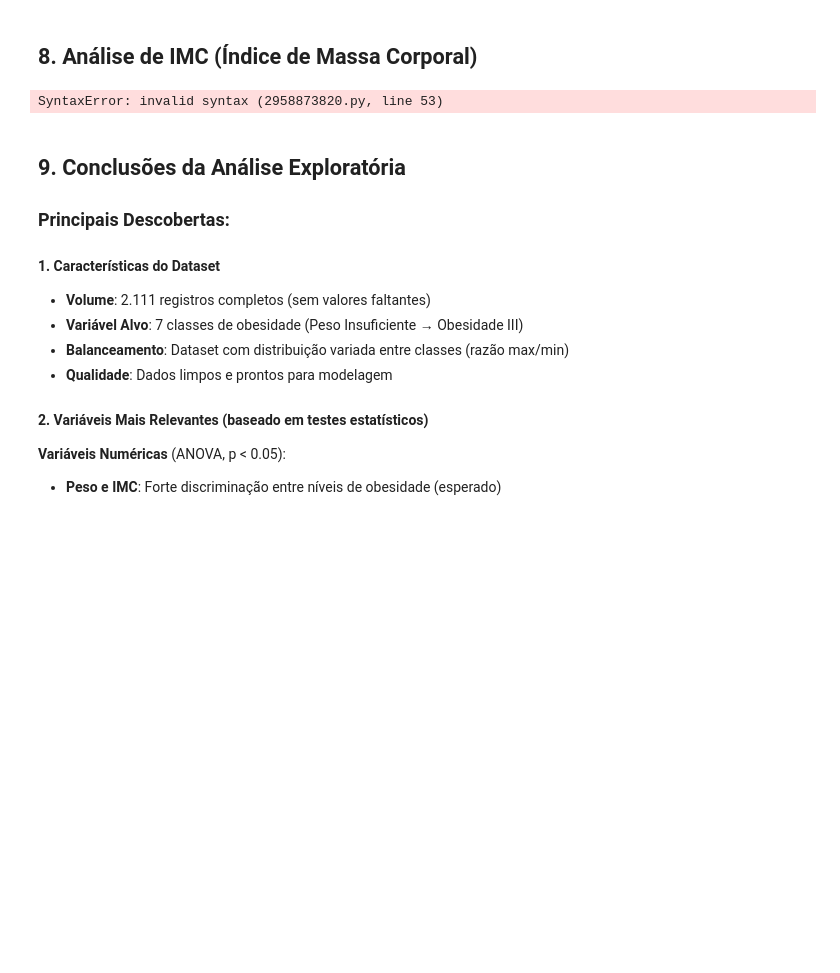
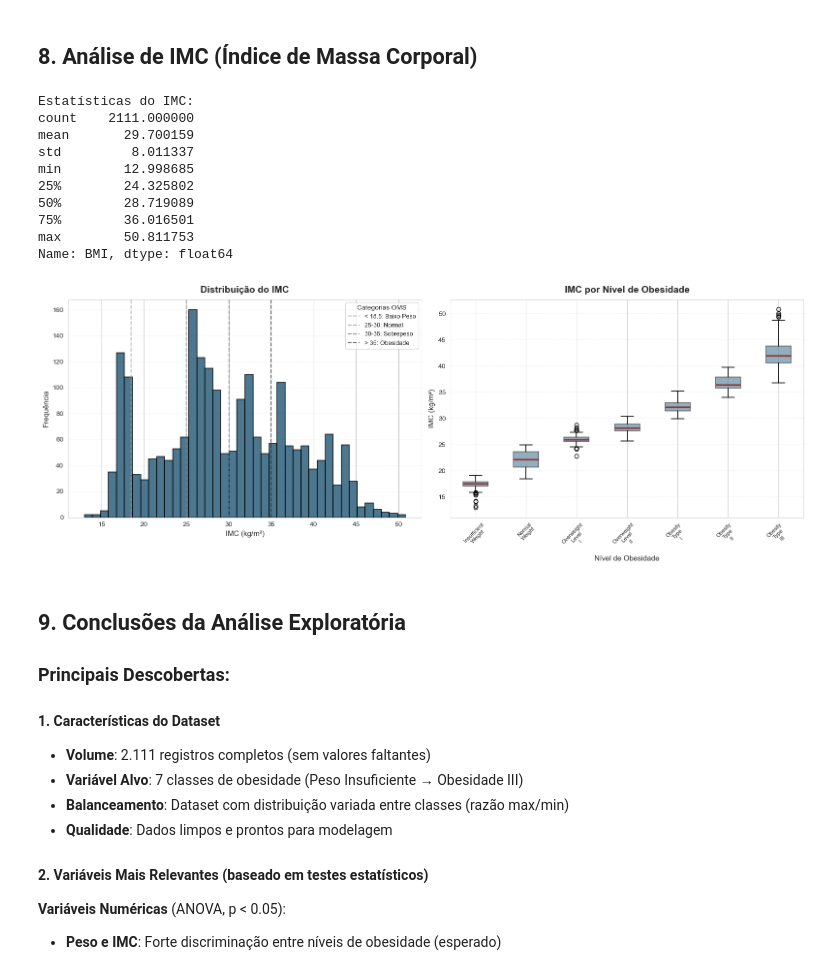
Before and after one commit to nykosx/fiap-tech-challenge-fase4, a Jupyter notebook: notebooks/01_exploratory_data_analysis.ipynb, the cells around one changed output. Saved outputs shown, nothing was run; the diff lists cells and outputs as text; code cells hidden in the pictures; blank space fills up the shorter version.

```diff
--- a/notebooks/01_exploratory_data_analysis.ipynb
+++ b/notebooks/01_exploratory_data_analysis.ipynb
@@ -18,10 +18,10 @@ warnings.filterwarnings('ignore')
 sns.set_style('whitegrid')
 plt.rcParams['figure.figsize'] = (12, 6)
 
-# Cores principais do projeto (gradiente de azul profissional)
-PRIMARY_COLOR = '#2c3e50'      # Azul escuro principal
-SECONDARY_COLOR = "#0f659e"    # Azul médio
-ACCENT_COLOR = "#ad2d1e"       # Vermelho para destaques (média, outliers)
+# Cores principais do projeto (tons escuros profissionais)
+PRIMARY_COLOR = '#1a252f'      # Azul muito escuro (quase navy)
+SECONDARY_COLOR = '#2c5f7c'    # Azul médio escurecido
+ACCENT_COLOR = '#8b3a3a'       # Vermelho escuro/bordô
 
 # Dicionário de tradução de variáveis (baseado no dicionário de dados oficial)
 VARIABLE_NAMES = {
@@ -74,6 +74,6 @@ VALUE_TRANSLATIONS = {
 }
 
 print("Bibliotecas importadas com sucesso!")
-print("Dicionário de variáveis carregado ✓")
+print("Dicionário de variáveis carregado")
 # %% [output]
 Bibliotecas importadas com sucesso!
@@ -956,35 +956,46 @@ axes[0].legend(title='Categorias OMS', fontsize=9)
 # Boxplot por Obesity com ordem correta
 obesity_order = [
     'Insufficient_Weight', 'Normal_Weight',
     'Overweight_Level_I', 'Overweight_Level_II',
     'Obesity_Type_I', 'Obesity_Type_II', 'Obesity_Type_III'
 ]
 
 # Reordenar dados para boxplot
 df_sorted = df.copy()
 df_sorted['Obesity'] = pd.Categorical(df_sorted['Obesity'], categories=obesity_order, ordered=True)
 df_sorted = df_sorted.sort_values('Obesity')
 
 bp = axes[1].boxplot([df_sorted[df_sorted['Obesity'] == cat]['BMI'].values
                        for cat in obesity_order if cat in df_sorted['Obesity'].values],
                       labels=[cat.replace('_', '\n') for cat in obesity_order
                              if cat in df_sorted['Obesity'].values],
                       patch_artist=True,
                       boxprops=dict(facecolor=SECONDARY_COLOR, alpha=0.5, linewidth=1.2),
                       medianprops=dict(color=ACCENT_COLOR, linewidth=2.5),
                       whiskerprops=dict(linewidth=1.2),
                       capprops=dict(linewidth=1.2))
 
 axes[1].set_title('IMC por Nível de Obesidade', fontsize=14, fontweight='bold', pad=10)
 axes[1].set_xlabel('Nível de Obesidade', fontsize=11)
 axes[1].set_ylabel('IMC (kg/m²)', fontsize=11)
 axes[1].tick_params(axis='x', rotation=45, labelsize=8)
 axes[1].grid(axis='y', alpha=0.3, linestyle='--')
 
 
-plt.tight_layout()plt.show()
+plt.tight_layout()
+plt.show()
 # %% [output]
-SyntaxError: invalid syntax (2958873820.py, line 53)
+Estatísticas do IMC:
+count    2111.000000
+mean       29.700159
+std         8.011337
+min        12.998685
+25%        24.325802
+50%        28.719089
+75%        36.016501
+max        50.811753
+Name: BMI, dtype: float64
+[figure, added]
 # %% [markdown]
 ## 9. Conclusões da Análise Exploratória
 
```
Also changed, not shown: parts of 2 cells of this notebook, 32 other files.
